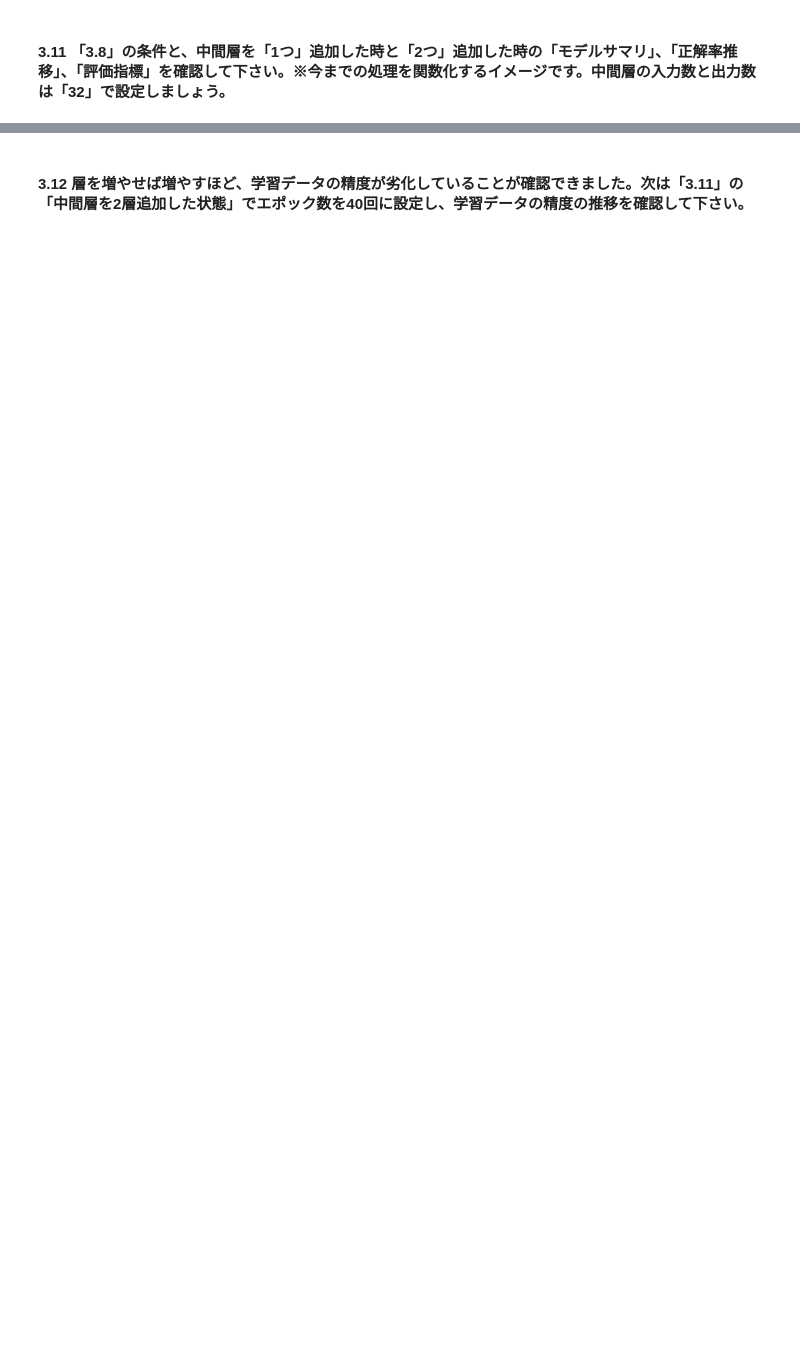
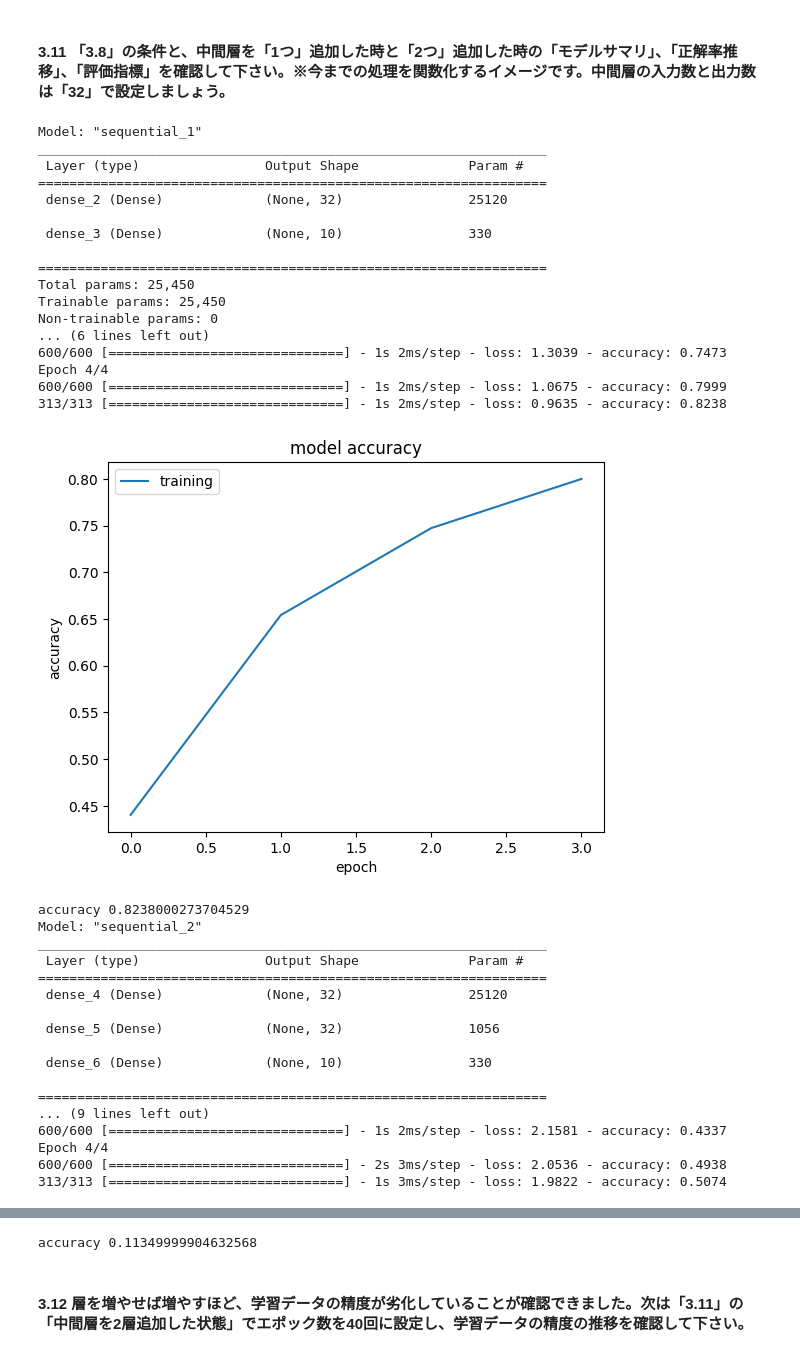
Before and after one commit to s-tak0812/python_train, a Jupyter notebook: neural_network_editor.ipynb, the cells around one changed output, grey strips where cells are left out. Drawn from its saved outputs; the diff is of its cells as text; code cells hidden in the pictures; blank space fills up the shorter version.

```diff
--- a/neural_network_editor.ipynb
+++ b/neural_network_editor.ipynb
@@ -349,2 +349,70 @@ accuracy: 0.9018999934196472
 # %% [markdown]
 #### 3.11 「3.8」の条件と、中間層を「1つ」追加した時と「2つ」追加した時の「モデルサマリ」、「正解率推移」、「評価指標」を確認して下さい。※今までの処理を関数化するイメージです。中間層の入力数と出力数は「32」で設定しましょう。
+# %%
+image_size = 784
+num_classes = 10
+activation = 'sigmoid'
+
+def create_model(layer_num,activation):
+    model = Sequential()
+    model.add(Dense(layer_num[0], activation=activation, input_shape=(image_size,)))
+
+    for s in layer_num[1:]:
+        model.add(Dense(units = s, activation =activation))
+
+    model.add(Dense(units=num_classes, activation='softmax'))
+    return model
+
+def evaluate(model, batch_size=100, epochs=4):
+    model.summary()
+    model.compile(optimizer='sgd', loss='categorical_crossentropy', metrics=['accuracy'])
+    history = model.fit(X_train, y_train, batch_size=batch_size, epochs=epochs)
+    loss, accuracy  = model.evaluate(X_test, y_test)
+
+    plt.plot(history.history['accuracy'])
+    plt.title('model accuracy')
+    plt.ylabel('accuracy')
+    plt.xlabel('epoch')
+    plt.legend(['training'])
+    plt.show()
+    print("accuracy",accuracy)
+
+for layers in range(1, 4):
+    model = create_model([32] * layers,activation)
+    evaluate(model)
+# %% [output]
+Model: "sequential_1"
+_________________________________________________________________
+ Layer (type)                Output Shape              Param #
+=================================================================
+ dense_2 (Dense)             (None, 32)                25120
+
+ dense_3 (Dense)             (None, 10)                330
+
+=================================================================
+Total params: 25,450
+Trainable params: 25,450
+Non-trainable params: 0
+... (6 lines left out)
+600/600 [==============================] - 1s 2ms/step - loss: 1.3039 - accuracy: 0.7473
+Epoch 4/4
+600/600 [==============================] - 1s 2ms/step - loss: 1.0675 - accuracy: 0.7999
+313/313 [==============================] - 1s 2ms/step - loss: 0.9635 - accuracy: 0.8238
+[figure, added]
+accuracy 0.8238000273704529
+Model: "sequential_2"
+_________________________________________________________________
+ Layer (type)                Output Shape              Param #
+=================================================================
+ dense_4 (Dense)             (None, 32)                25120
+
+ dense_5 (Dense)             (None, 32)                1056
+
+ dense_6 (Dense)             (None, 10)                330
+
+=================================================================
+... (9 lines left out)
+600/600 [==============================] - 1s 2ms/step - loss: 2.1581 - accuracy: 0.4337
+Epoch 4/4
+600/600 [==============================] - 2s 3ms/step - loss: 2.0536 - accuracy: 0.4938
+313/313 [==============================] - 1s 3ms/step - loss: 1.9822 - accuracy: 0.5074
@@ -351,2 +438,3 @@ accuracy: 0.9018999934196472
+accuracy 0.11349999904632568
 # %% [markdown]
 #### 3.12 層を増やせば増やすほど、学習データの精度が劣化していることが確認できました。次は「3.11」の「中間層を2層追加した状態」でエポック数を40回に設定し、学習データの精度の推移を確認して下さい。
```
Also changed, not shown: parts of 33 cells of this notebook.
